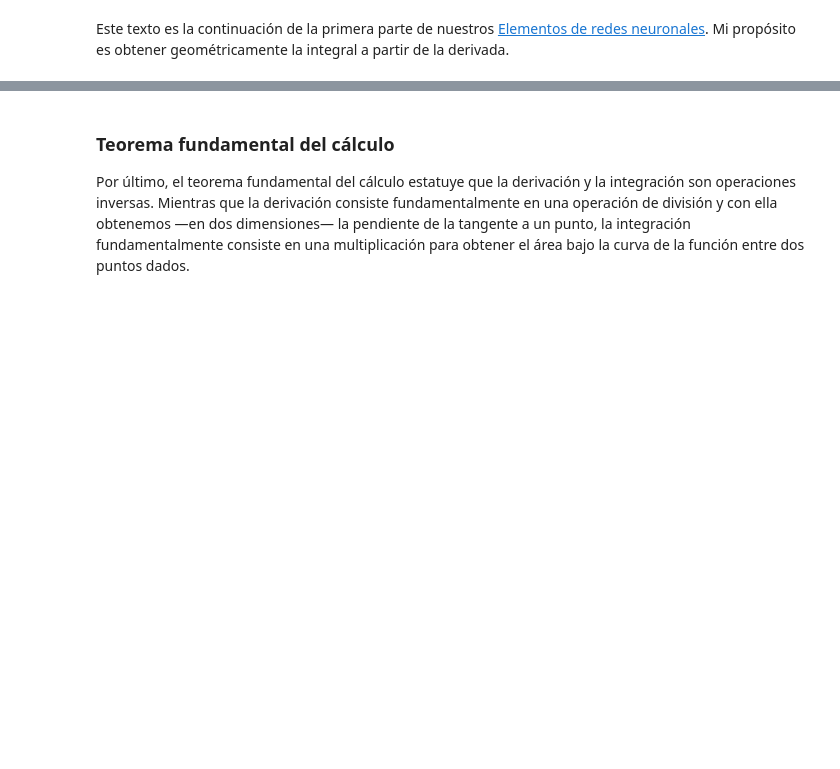
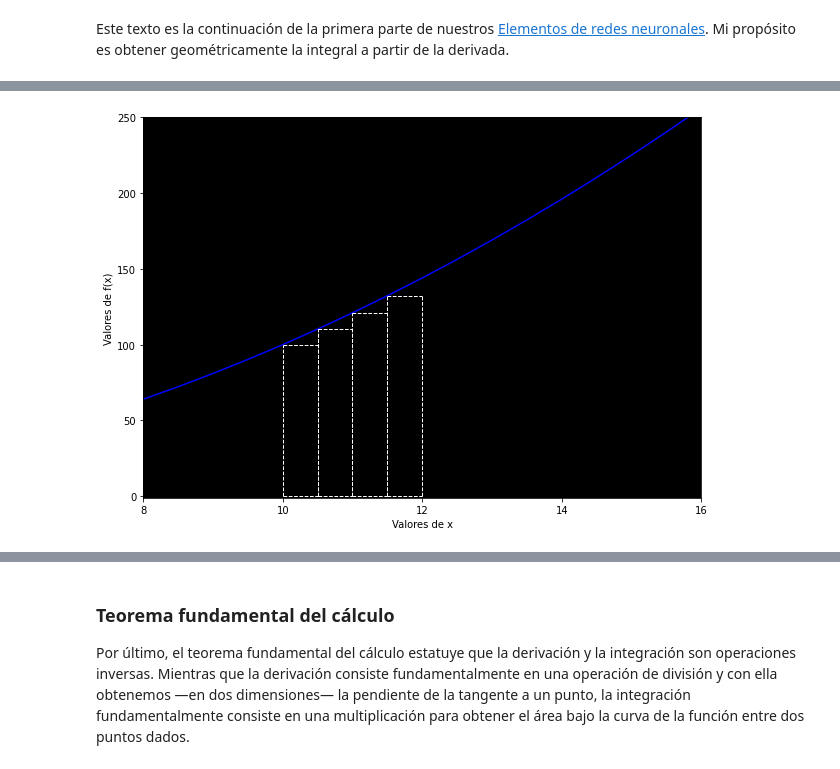
Before and after one commit to DanteNoguez/dantenoguez.github.io, a Jupyter notebook: ensayos/_build/jupyter_execute/notebooks/alfa/calculo.ipynb, the cells around one changed output, grey strips where cells are left out. Saved outputs shown, nothing was run; the diff lists cells and outputs as text; code cells hidden in the pictures; blank space fills up the shorter version.

```diff
--- a/ensayos/_build/jupyter_execute/notebooks/alfa/calculo.ipynb
+++ b/ensayos/_build/jupyter_execute/notebooks/alfa/calculo.ipynb
@@ -65,0 +96,32 @@ La diferencia sustancial es la misma que con las derivadas: obtener el área deb
+# %%
+x = np.arange(0, 21, 0.5)
+def f(x): return x**2
+y = f(x)
+
+fig, ax = plt.subplots(figsize=(10, 7))
+ax.plot(x, y, color='blue')
+plt.xticks(ticks=np.arange(0,21,2))
+ax.set_ylim(-1, 250)
+ax.set_xlim(8, 16)
+ax.set_facecolor('black')
+ax.set_xlabel('Valores de x')
+ax.set_ylabel('Valores de f(x)')
+ax.hlines(y=0, xmin=10, xmax=10.5, linewidth=1, color='white', linestyles='dashed')
+ax.hlines(y=10**2, xmin=10, xmax=10.5, linewidth=1, color='white', linestyles='dashed')
+ax.vlines(x=10, ymin=0, ymax=10**2, linewidth=1, color='white', linestyles='dashed')
+ax.vlines(x=10.5, ymin=0, ymax=10.5**2, linewidth=1, color='white', linestyles='dashed')
+ax.hlines(y=0, xmin=10.5, xmax=11, linewidth=1, color='white', linestyles='dashed')
+ax.hlines(y=10.5**2, xmin=10.5, xmax=11, linewidth=1, color='white', linestyles='dashed')
+ax.vlines(x=10.5, ymin=0, ymax=10.5**2, linewidth=1, color='white', linestyles='dashed')
+ax.vlines(x=11, ymin=0, ymax=10.5**2, linewidth=1, color='white', linestyles='dashed')
+ax.hlines(y=0, xmin=11, xmax=11.5, linewidth=1, color='white', linestyles='dashed')
+ax.hlines(y=11**2, xmin=11, xmax=11.5, linewidth=1, color='white', linestyles='dashed')
+ax.vlines(x=11, ymin=0, ymax=11**2, linewidth=1, color='white', linestyles='dashed')
+ax.vlines(x=11.5, ymin=0, ymax=11**2, linewidth=1, color='white', linestyles='dashed')
+ax.hlines(y=0, xmin=11.5, xmax=12, linewidth=1, color='white', linestyles='dashed')
+ax.hlines(y=11.5**2, xmin=11.5, xmax=12, linewidth=1, color='white', linestyles='dashed')
+ax.vlines(x=11.5, ymin=0, ymax=11.5**2, linewidth=1, color='white', linestyles='dashed')
+ax.vlines(x=12, ymin=0, ymax=11.5**2, linewidth=1, color='white', linestyles='dashed')
+plt.show()
+# %% [output]
+[figure, added]
```
Also changed, not shown: parts of 20 cells of this notebook, 12 other files.
